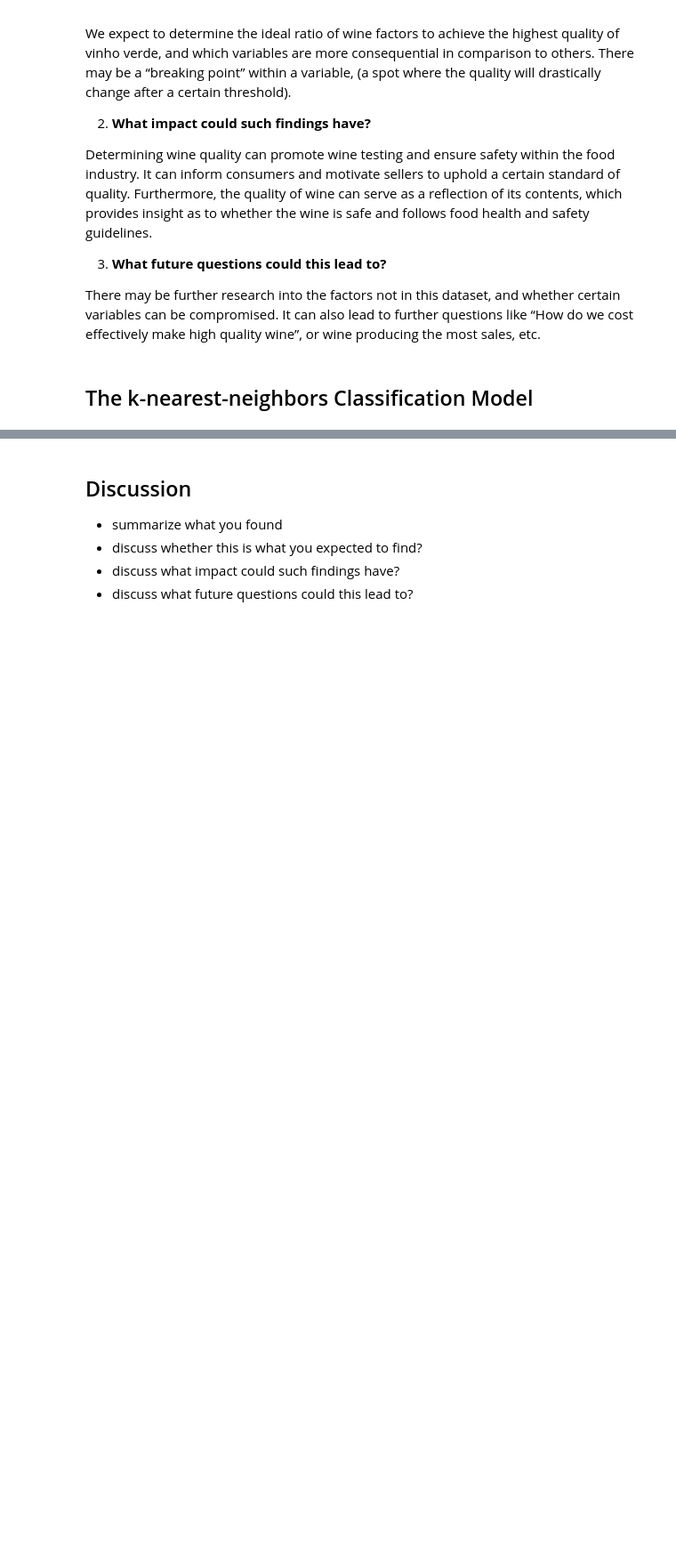
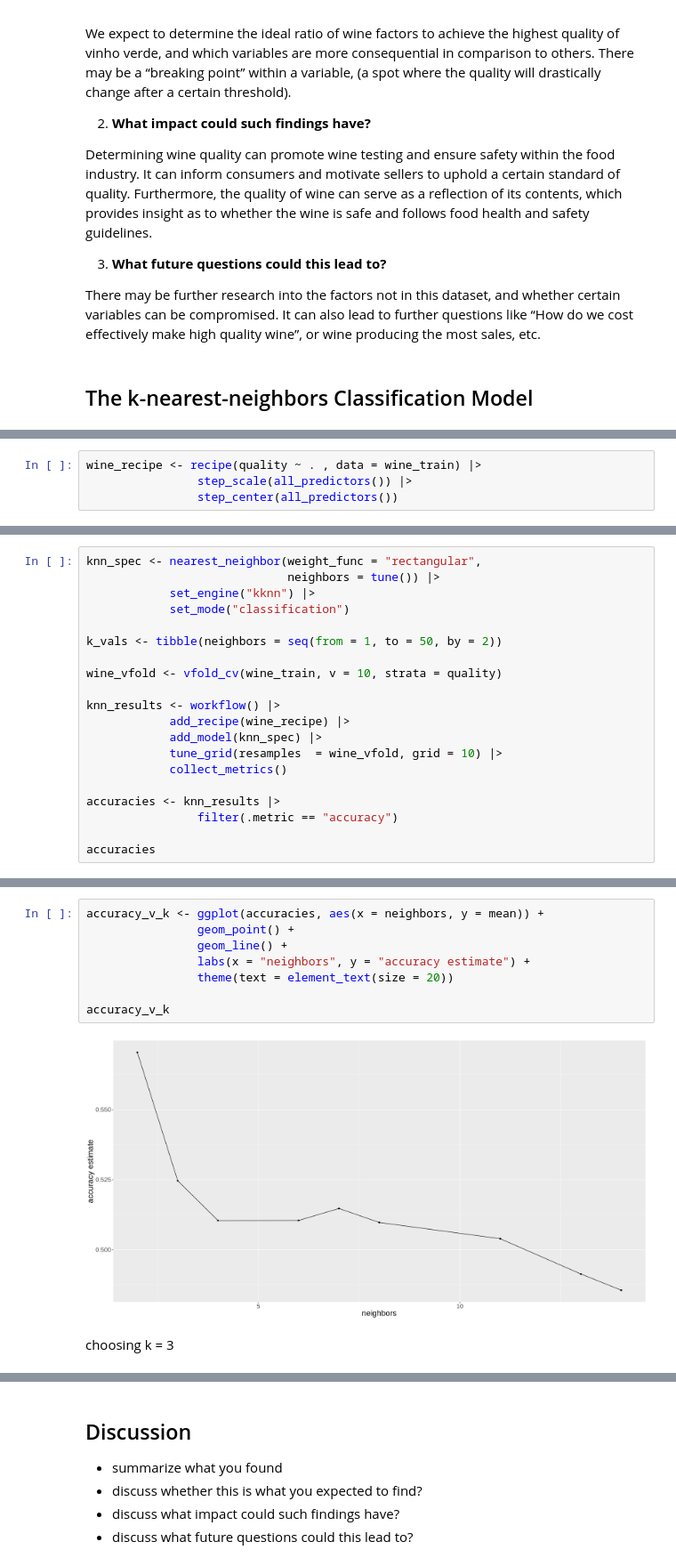
Before and after one commit to s4yuj/KNN-Wine-Quality-Predictor, a Jupyter notebook: project_report.ipynb, the cells around one changed output, grey strips where cells are left out. Shown at 89% size. Cells and saved outputs as stored; diff of their text form; blank space fills up the shorter version.

Commit message:
Added Model

```diff
--- a/project_report.ipynb
+++ b/project_report.ipynb
@@ -254,0 +275,4 @@ There may be further research into the factors not in this dataset, and whether
+# %%
+wine_recipe <- recipe(quality ~ . , data = wine_train) |>
+                step_scale(all_predictors()) |>
+                step_center(all_predictors())
@@ -254,0 +281,20 @@ There may be further research into the factors not in this dataset, and whether
+# %%
+knn_spec <- nearest_neighbor(weight_func = "rectangular",
+                             neighbors = tune()) |>
+            set_engine("kknn") |>
+            set_mode("classification")
+
+k_vals <- tibble(neighbors = seq(from = 1, to = 50, by = 2))
+
+wine_vfold <- vfold_cv(wine_train, v = 10, strata = quality)
+
+knn_results <- workflow() |>
+            add_recipe(wine_recipe) |>
+            add_model(knn_spec) |>
+            tune_grid(resamples  = wine_vfold, grid = 10) |>
+            collect_metrics()
+
+accuracies <- knn_results |>
+                filter(.metric == "accuracy")
+
+accuracies
@@ -254,0 +325,12 @@ There may be further research into the factors not in this dataset, and whether
+# %%
+accuracy_v_k <- ggplot(accuracies, aes(x = neighbors, y = mean)) +
+                geom_point() +
+                geom_line() +
+                labs(x = "neighbors", y = "accuracy estimate") +
+                theme(text = element_text(size = 20))
+
+accuracy_v_k
+# %% [output]
+[figure, added]
+# %% [markdown]
+choosing k = 3
```
Also changed, not shown: parts of 7 cells of this notebook.
